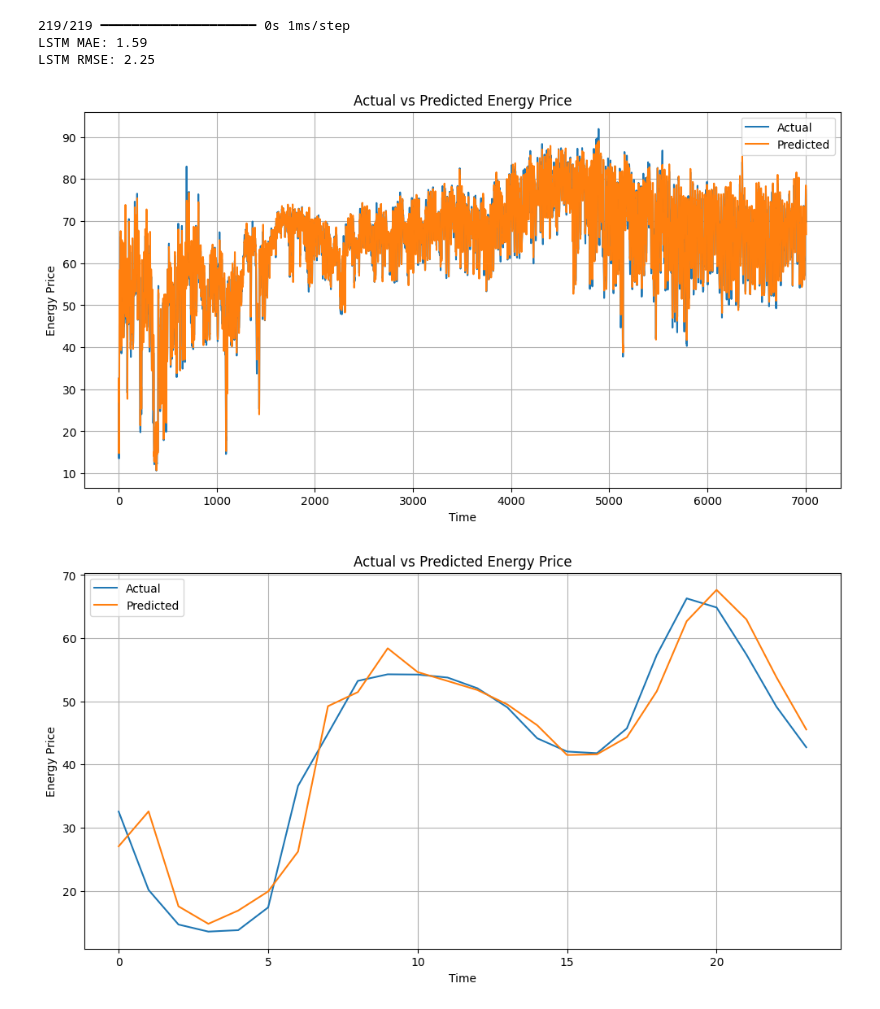
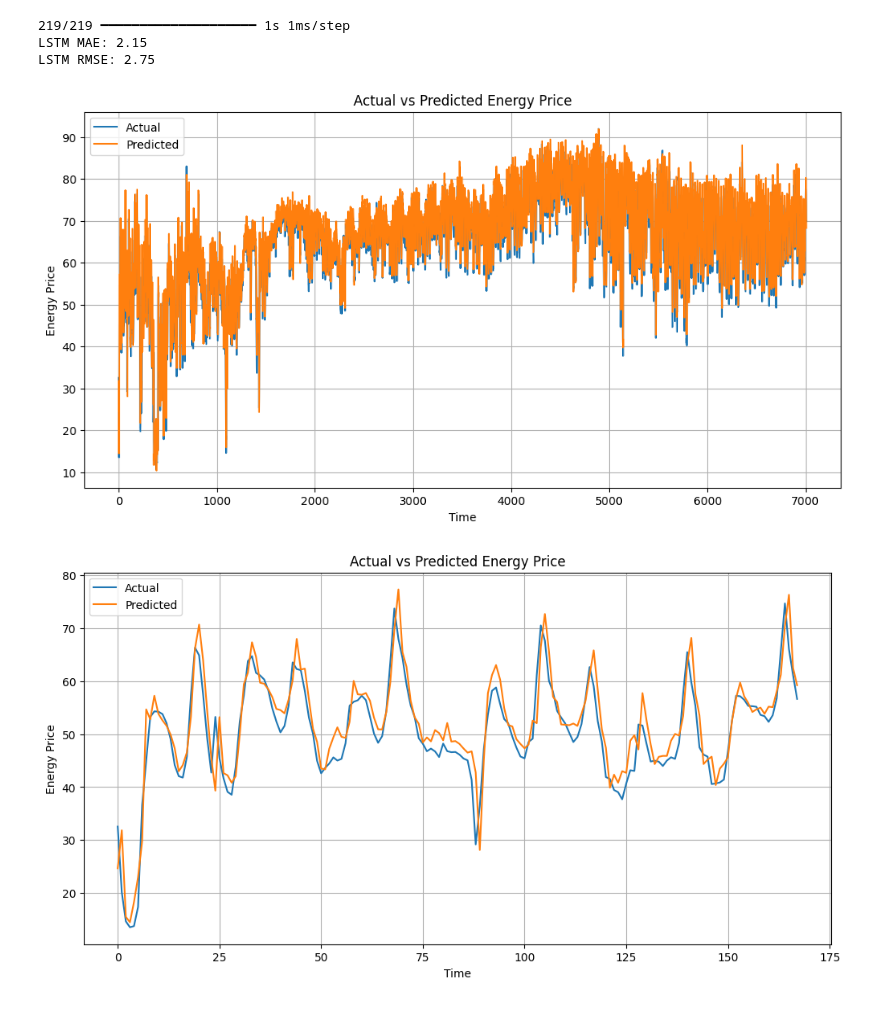
Before and after one commit to asgersong/ESL-P3-Forecasting, a Jupyter notebook: price_prediction/lstm.ipynb, the cells around one changed output. Saved outputs shown, nothing was run; the diff lists cells and outputs as text; code cells hidden in the pictures.

```diff
--- a/price_prediction/lstm.ipynb
+++ b/price_prediction/lstm.ipynb
@@ -72,7 +70,7 @@ df = pd.read_csv(
 )
 
 # Select the target variable (e.g., price actual)
-y = df["price actual"].values.reshape(-1, 1)
+y = df["price_actual"].values.reshape(-1, 1)
 
 # Scale the data
 scaler = MinMaxScaler()
@@ -149,9 +147,9 @@ rmse_lstm = np.sqrt(mse_lstm)
 print(f"LSTM MAE: {mae_lstm:.2f}")
 print(f"LSTM RMSE: {rmse_lstm:.2f}")
 # %% [output]
-219/219 ━━━━━━━━━━━━━━━━━━━━ 0s 1ms/step
-LSTM MAE: 1.59
-LSTM RMSE: 2.25
+219/219 ━━━━━━━━━━━━━━━━━━━━ 1s 1ms/step
+LSTM MAE: 2.15
+LSTM RMSE: 2.75
 # %%
 import matplotlib.pyplot as plt
 
@@ -166,22 +164,22 @@ plt.legend()
 plt.grid(True)
 plt.show()
 # %% [output]
-[figure, old version]
+[figure, new version]
 # %%
 import matplotlib.pyplot as plt
 
 # Plot actual vs predicted
 plt.figure(figsize=(12, 6))
-plt.plot(y_test_inv[:24], label='Actual')
-plt.plot(y_pred_inv[:24], label='Predicted')
+plt.plot(y_test_inv[:7*24], label='Actual')
+plt.plot(y_pred_inv[:7*24], label='Predicted')
 plt.title('Actual vs Predicted Energy Price')
 plt.xlabel('Time')
 plt.ylabel('Energy Price')
 plt.legend()
 plt.grid(True)
 plt.show()
 # %% [output]
-[figure, old version]
+[figure, new version]
 # %%
 import matplotlib.pyplot as plt
 import numpy as np
```
Also changed, not shown: parts of 6 cells of this notebook.
